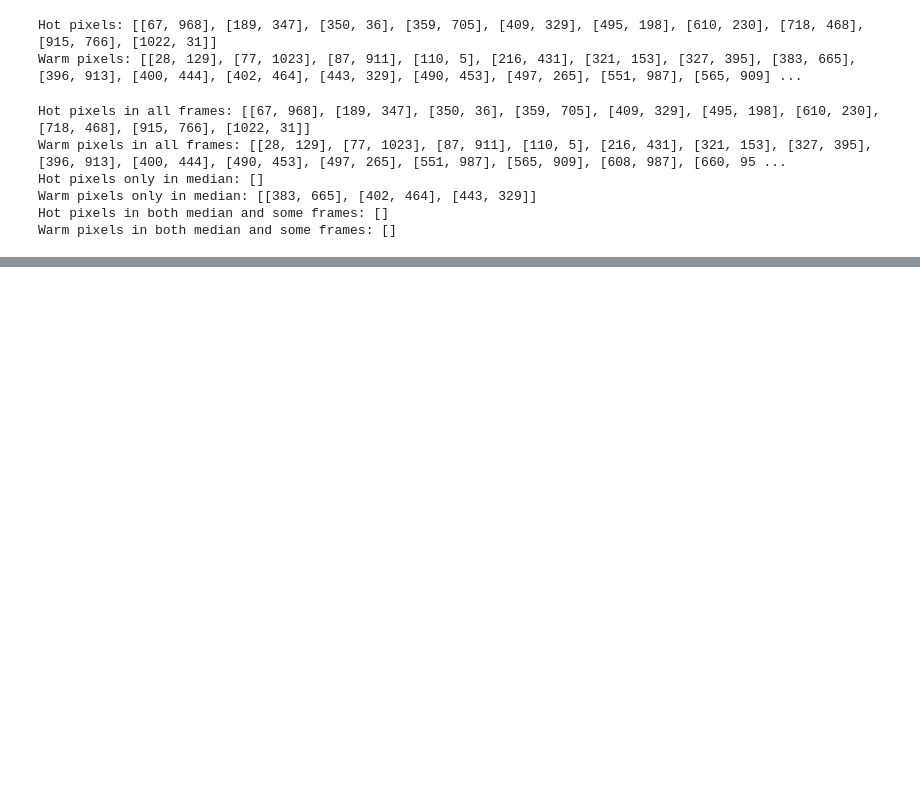
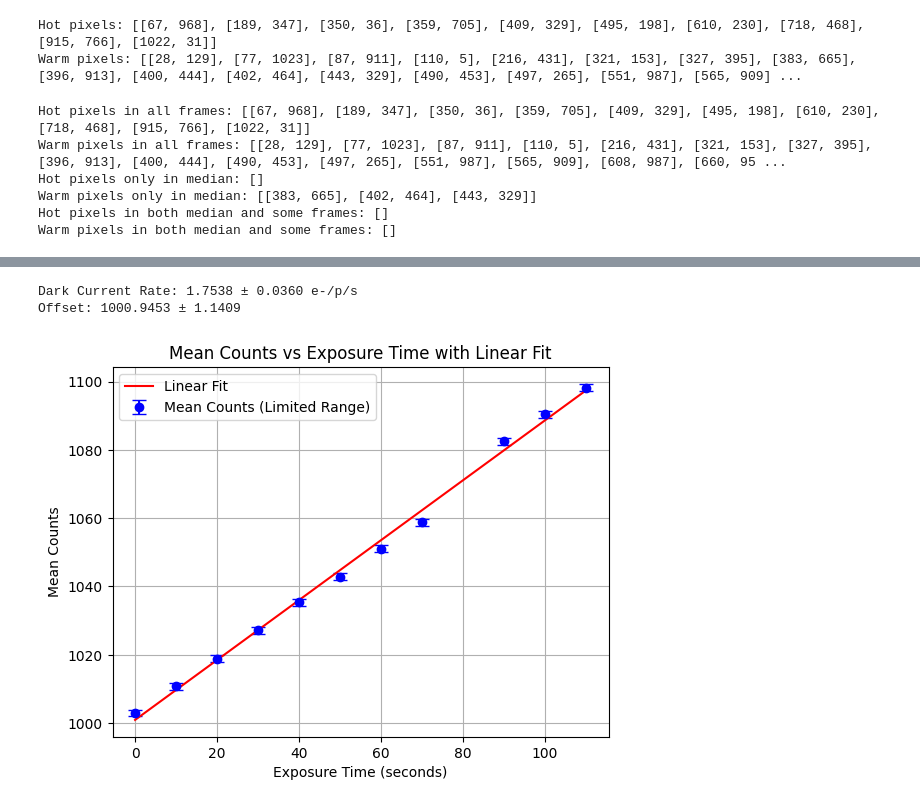
Before and after one commit to emsonmez/AST_443, a Jupyter notebook: Lab_1/Jiyun_work/section_4.2(2).ipynb, the cells around one changed output, grey strips where cells are left out. Cells and saved outputs as stored; diff of their text form; code cells hidden in the pictures; blank space fills up the shorter version.

```diff
--- a/Lab_1/Jiyun_work/section_4.2(2).ipynb
+++ b/Lab_1/Jiyun_work/section_4.2(2).ipynb
@@ -339,0 +519,61 @@ stacked_combined_data, stacked_dark_frames = combine_dark_frames_with_bias(dark_
+# %%
+# Define the linear function for fitting
+def linear_model(exposure, dark_current_rate, offset):
+    """
+    Compute the predicted mean counts for a given exposure time based on a linear model.
+    """
+    return dark_current_rate * exposure + offset
+
+# Initialize filtered lists
+filtered_exposure_times = []
+filtered_mean_counts_lim = []
+filtered_stat_uncs_lim = []
+
+# Loop through exposure times and filter data
+for i in range(len(exposure_times)):
+    # Ensure we're not exceeding the bounds of the lists
+    if i < len(mean_counts_lim) and i < len(stat_uncs_lim):
+        if exposure_times[i] != 80:
+            filtered_exposure_times.append(exposure_times[i])
+            filtered_mean_counts_lim.append(mean_counts_lim[i])  # Accessing using the same index
+            filtered_stat_uncs_lim.append(stat_uncs_lim[i])      # Same for stat_uncs_lim
+
+# Now perform a check to ensure all filtered lists are the same length
+if len(filtered_exposure_times) != len(filtered_mean_counts_lim) or len(filtered_exposure_times) != len(filtered_stat_uncs_lim):
+    print("Length mismatch between filtered lists. Please check the data.")
+else:
+    # Perform linear regression with the filtered data
+    params, covariance = optimize.curve_fit(linear_model, filtered_exposure_times, filtered_mean_counts_lim)
+    dark_current_rate, offset = params
+    uncertainty_in_dcr = np.sqrt(covariance[0][0])
+    uncertainty_in_offset = np.sqrt(covariance[1][1])
+
+    # Gain of STL-1001E camera
+    gain = 2  # e-/ADU
+
+    # Adjust dark current rate and its uncertainty by the gain
+    dark_current_rate_gain_adjusted = dark_current_rate * gain
+    dark_current_rate_uncertainty = uncertainty_in_dcr * gain
+
+    # Print results
+    print(f"Dark Current Rate: {dark_current_rate_gain_adjusted:.4f} ± {dark_current_rate_uncertainty:.4f} e-/p/s")
+    print(f"Offset: {offset:.4f} ± {uncertainty_in_offset:.4f}")
+
+    # Generate fitted values using the filtered exposure times
+    fitted_counts = linear_model(np.array(filtered_exposure_times), *params)
+
+    # Plot the mean counts against exposure time
+    plt.figure()
+    plt.errorbar(filtered_exposure_times, filtered_mean_counts_lim, yerr=filtered_stat_uncs_lim,
+                 fmt='o', label='Mean Counts (Limited Range)', color='blue', capsize=5)
+    plt.plot(filtered_exposure_times, fitted_counts, 'r-', label='Linear Fit')
+    plt.title('Mean Counts vs Exposure Time with Linear Fit')
+    plt.xlabel('Exposure Time (seconds)')
+    plt.ylabel('Mean Counts')
+    plt.legend()
+    plt.grid(True)
+    plt.show()
+# %% [output]
+Dark Current Rate: 1.7538 ± 0.0360 e-/p/s
+Offset: 1000.9453 ± 1.1409
+[figure, added]
```
Also changed, not shown: parts of 6 cells of this notebook, 36 other files.
